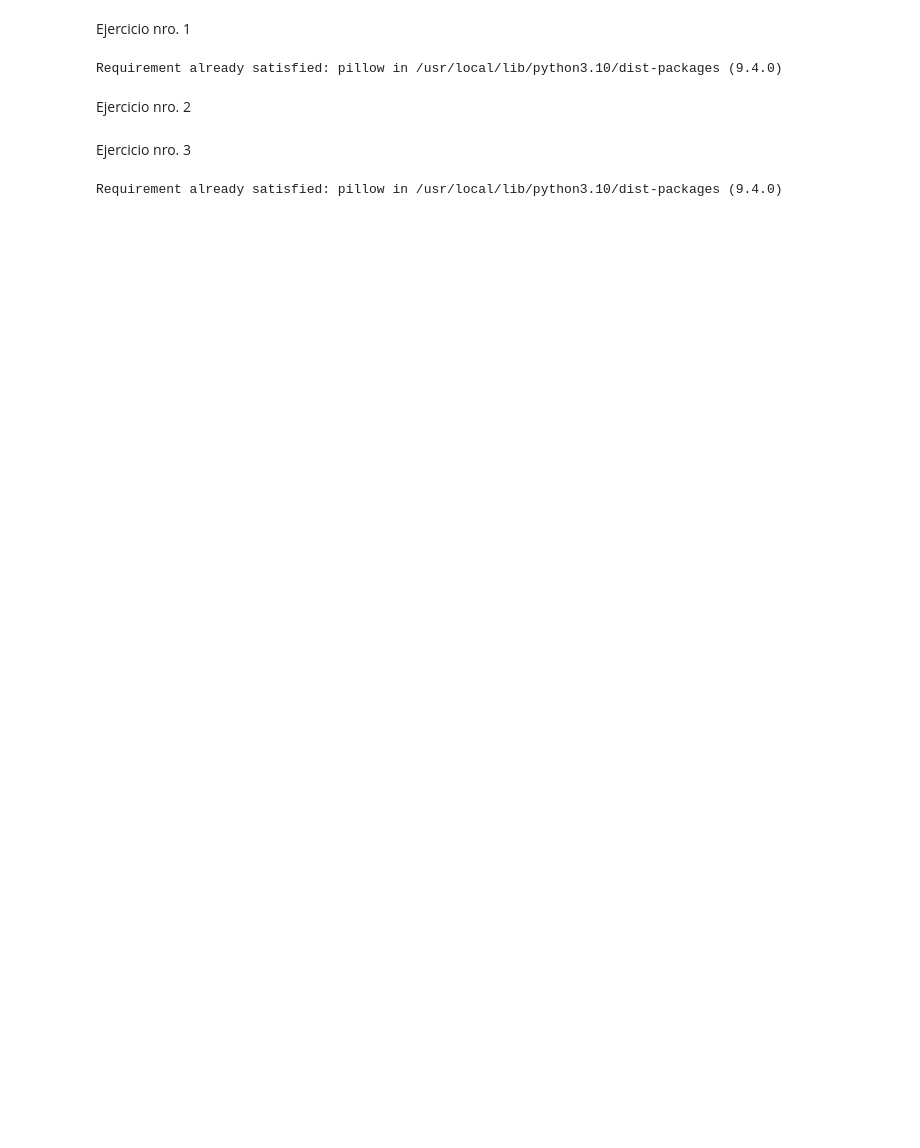
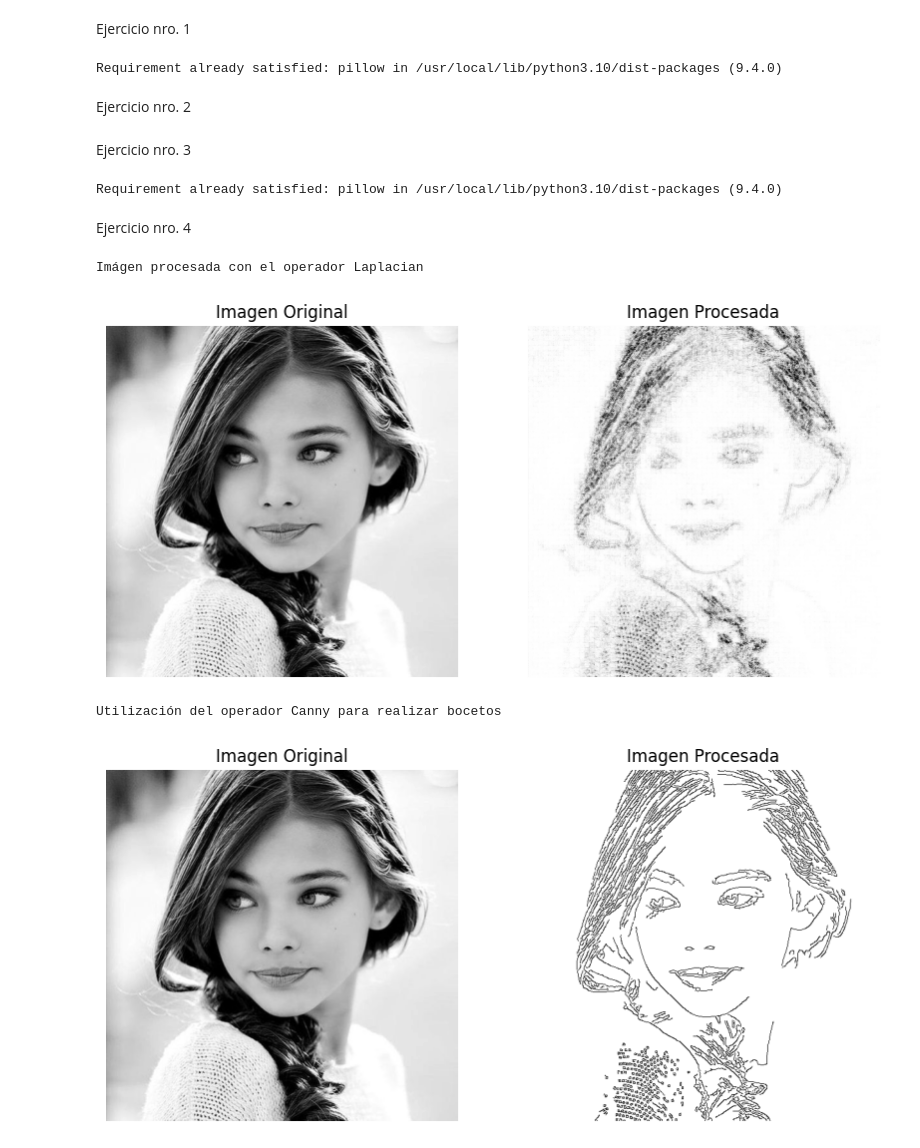
Before and after one commit to RicardoRasmunsen/Proyecto_2, a Jupyter notebook: Proyecto_2.ipynb, the cells around one changed output. Saved outputs shown, nothing was run; the diff lists cells and outputs as text; code cells hidden in the pictures; blank space fills up the shorter version.

```diff
--- a/Proyecto_2.ipynb
+++ b/Proyecto_2.ipynb
@@ -160,0 +161,65 @@ plt.show()
+# %% [markdown]
+Ejercicio nro. 4
+# %%
+# De las pruebas de distintos filtros para representar un boceto a partir de una imágen,
+# Laplaciano y Canny sugieren una buena base para realizar un retrato, ya sea (a mi entender)
+# como base para una pintura como para un dibujo.
+
+def funcion_para_elegir():
+  def crear_boceto():
+    print('Imágen procesada con el operador Laplaciano')
+    print()
+    # Cargar la imagen en blanco y negro
+    img = cv2.imread('mujer.jpg', 0)
+    # En este caso no se aplica el suavizado porque hace a la imágen mas borrosa.
+    # Aplicamos el operador Laplaciano para resaltar los bordes.
+    img_bordes = cv2.Laplacian(img, cv2.CV_64F)
+    # Esta función garantiza que los valores resultantes esten en el rango correcto
+    # (0, 255), se conviertan a números enteros y sean adecuados para visualizar.
+    img_bordes = cv2.convertScaleAbs(img_bordes)
+    img_invertida = cv2.bitwise_not(img_bordes) # Invertir los colores (negro a blanco y viceversa)
+
+    fig, axes = plt.subplots(1, 2, figsize=(10, 10)) # Se generan los subplots
+    axes[0].imshow(img, cmap='gray')
+    axes[0].set_title('Imagen Original')
+    axes[0].axis('off')
+
+    axes[1].imshow(img_invertida, cmap='gray')
+    axes[1].set_title('Imagen Procesada')
+    axes[1].axis('off')
+    plt.show()
+    return img_invertida
+
+  imagen_procesada = crear_boceto()# Llama a la función.
+  cv2.imwrite("imagen_procesada.jpg", imagen_procesada)# Guarda la imagen resultante
+  print()
+  print('Utilización del operador Canny para realizar bocetos')
+  print()
+  def boceto():
+    img = cv2.imread('mujer.jpg', 0) # Cargar la imagen en escala de grises.
+
+    # Aplicamos un filtro gaussiano para suavizar la imagen.
+    # y el operador Canny de cv2.
+    img_suavizada = cv2.GaussianBlur(img, (5, 5), 0)
+    img_bordes = cv2.Canny(img_suavizada, 50, 150)
+    img_invertida = cv2.bitwise_not(img_bordes) # Invertimos los blancos y negros.
+    fig, axes = plt.subplots(1, 2, figsize=(10, 10)) # Se generan los subplots.
+    axes[0].imshow(img, cmap='gray')
+    axes[0].set_title('Imagen Original')
+    axes[0].axis('off')
+    axes[1].imshow(img_invertida, cmap='gray')
+    axes[1].set_title('Imagen Procesada')
+    axes[1].axis('off')
+    plt.show()
+    return img_invertida
+
+  # Llamada a la función y guardado de la imagen resultante.
+  imagen_procesada = boceto()
+  cv2.imwrite('imagen_procesada2.jpg', imagen_procesada)
+
+funcion_para_elegir()
+# %% [output]
+Imágen procesada con el operador Laplacian
+[figure, added]
+Utilización del operador Canny para realizar bocetos
+[figure, added]
```
Also changed, not shown: parts of 4 cells of this notebook.
